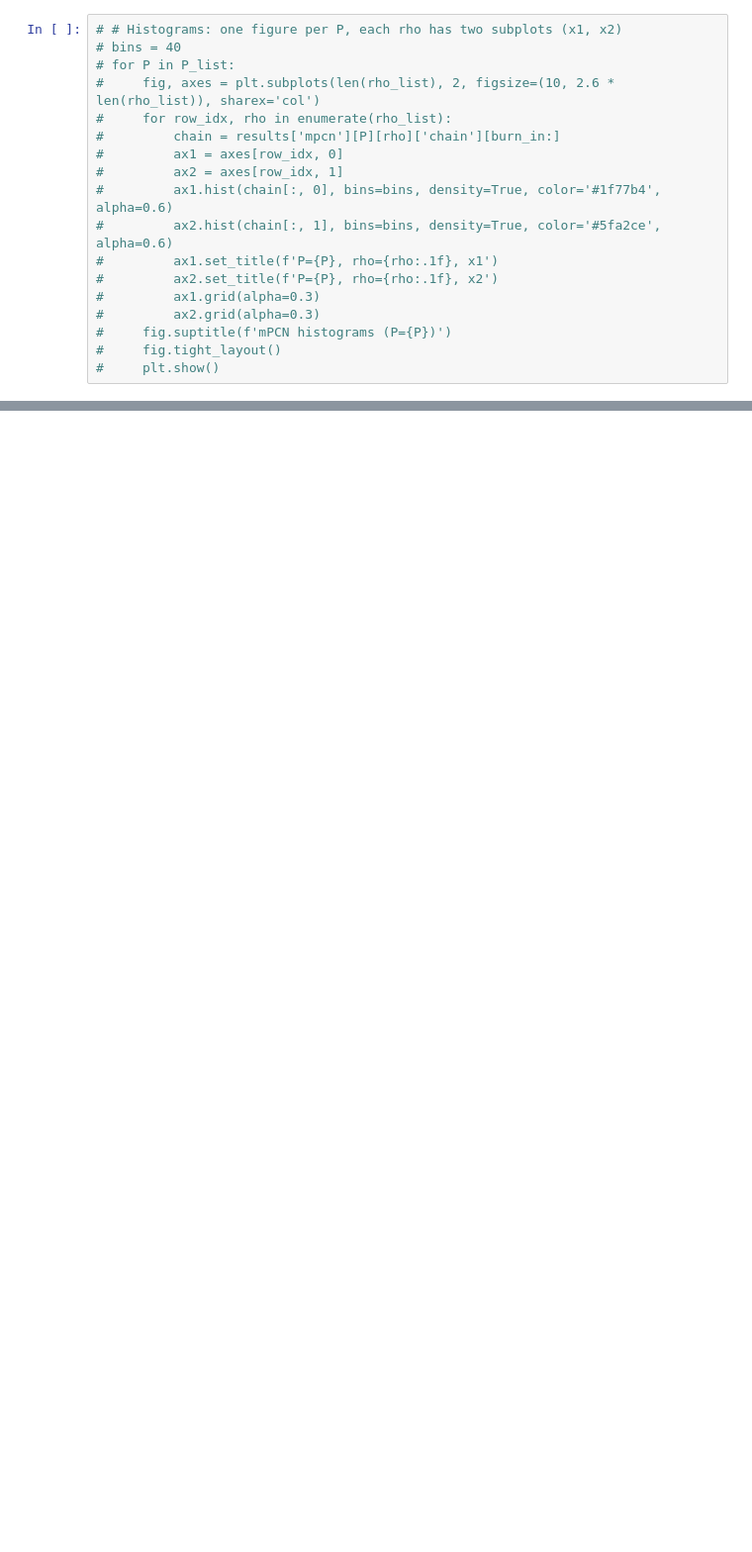
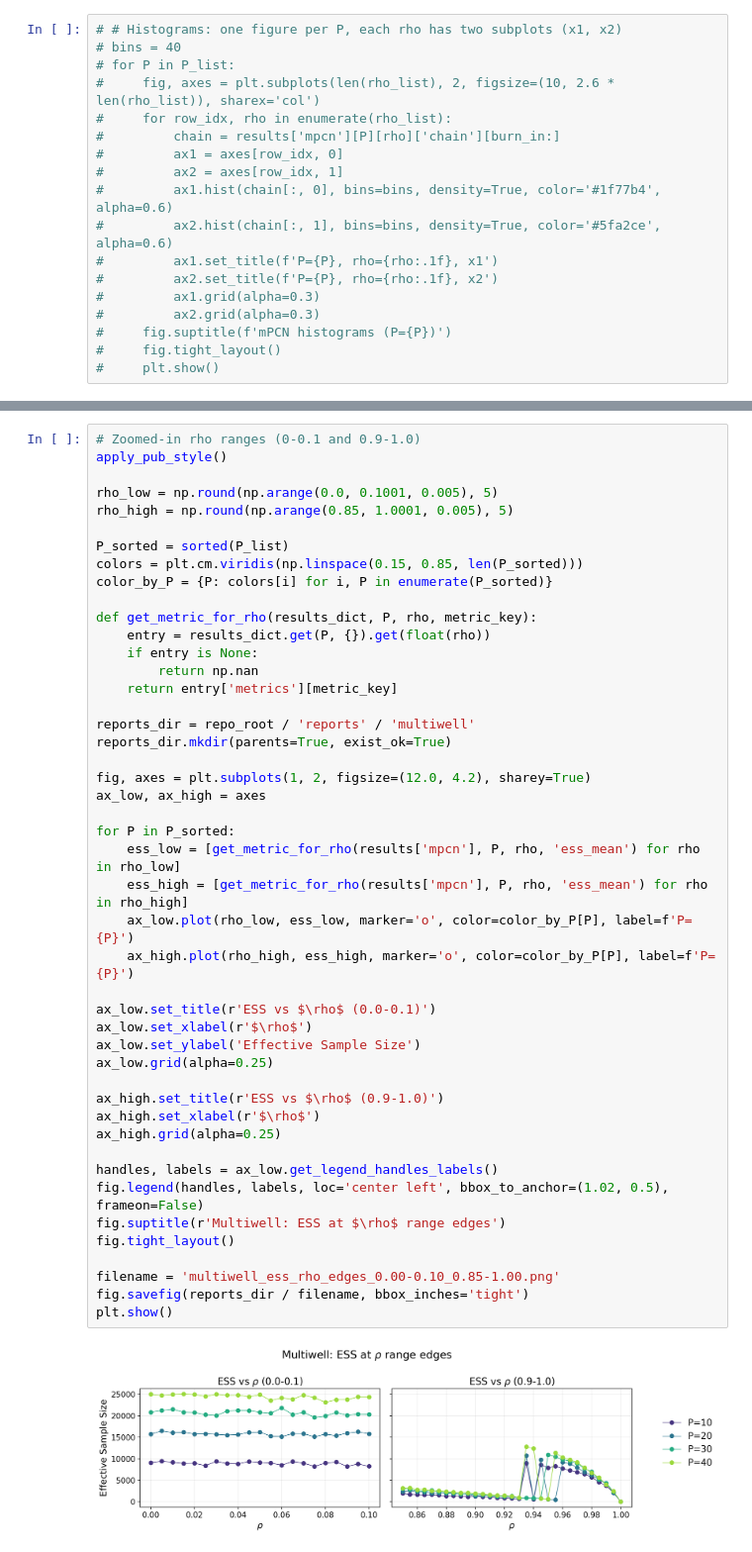
Before and after one commit to guillerminasenn/multiproposal-internal, a Jupyter notebook: notebooks/02_toy_multiwell_mpcn_P_rho_sweep.ipynb, the cells around one changed output, grey strips where cells are left out. Shown at 99% size. Drawn from its saved outputs; the diff is of its cells as text; blank space fills up the shorter version.

```diff
--- a/notebooks/02_toy_multiwell_mpcn_P_rho_sweep.ipynb
+++ b/notebooks/02_toy_multiwell_mpcn_P_rho_sweep.ipynb
@@ -584,0 +649,48 @@ MSJD table (mPCN across rho; pCN row if enabled):
+# %%
+# Zoomed-in rho ranges (0-0.1 and 0.9-1.0)
+apply_pub_style()
+
+rho_low = np.round(np.arange(0.0, 0.1001, 0.005), 5)
+rho_high = np.round(np.arange(0.85, 1.0001, 0.005), 5)
+
+P_sorted = sorted(P_list)
+colors = plt.cm.viridis(np.linspace(0.15, 0.85, len(P_sorted)))
+color_by_P = {P: colors[i] for i, P in enumerate(P_sorted)}
+
+def get_metric_for_rho(results_dict, P, rho, metric_key):
+    entry = results_dict.get(P, {}).get(float(rho))
+    if entry is None:
+        return np.nan
+    return entry['metrics'][metric_key]
+
+reports_dir = repo_root / 'reports' / 'multiwell'
+reports_dir.mkdir(parents=True, exist_ok=True)
+
+fig, axes = plt.subplots(1, 2, figsize=(12.0, 4.2), sharey=True)
+ax_low, ax_high = axes
+
+for P in P_sorted:
+    ess_low = [get_metric_for_rho(results['mpcn'], P, rho, 'ess_mean') for rho in rho_low]
+    ess_high = [get_metric_for_rho(results['mpcn'], P, rho, 'ess_mean') for rho in rho_high]
+    ax_low.plot(rho_low, ess_low, marker='o', color=color_by_P[P], label=f'P={P}')
+    ax_high.plot(rho_high, ess_high, marker='o', color=color_by_P[P], label=f'P={P}')
+
+ax_low.set_title(r'ESS vs $\rho$ (0.0-0.1)')
+ax_low.set_xlabel(r'$\rho$')
+ax_low.set_ylabel('Effective Sample Size')
+ax_low.grid(alpha=0.25)
+
+ax_high.set_title(r'ESS vs $\rho$ (0.9-1.0)')
+ax_high.set_xlabel(r'$\rho$')
+ax_high.grid(alpha=0.25)
+
+handles, labels = ax_low.get_legend_handles_labels()
+fig.legend(handles, labels, loc='center left', bbox_to_anchor=(1.02, 0.5), frameon=False)
+fig.suptitle(r'Multiwell: ESS at $\rho$ range edges')
+fig.tight_layout()
+
+filename = 'multiwell_ess_rho_edges_0.00-0.10_0.85-1.00.png'
+fig.savefig(reports_dir / filename, bbox_inches='tight')
+plt.show()
+# %% [output]
+[figure, added]
```
Also changed, not shown: parts of 8 cells of this notebook, 3 other files.
